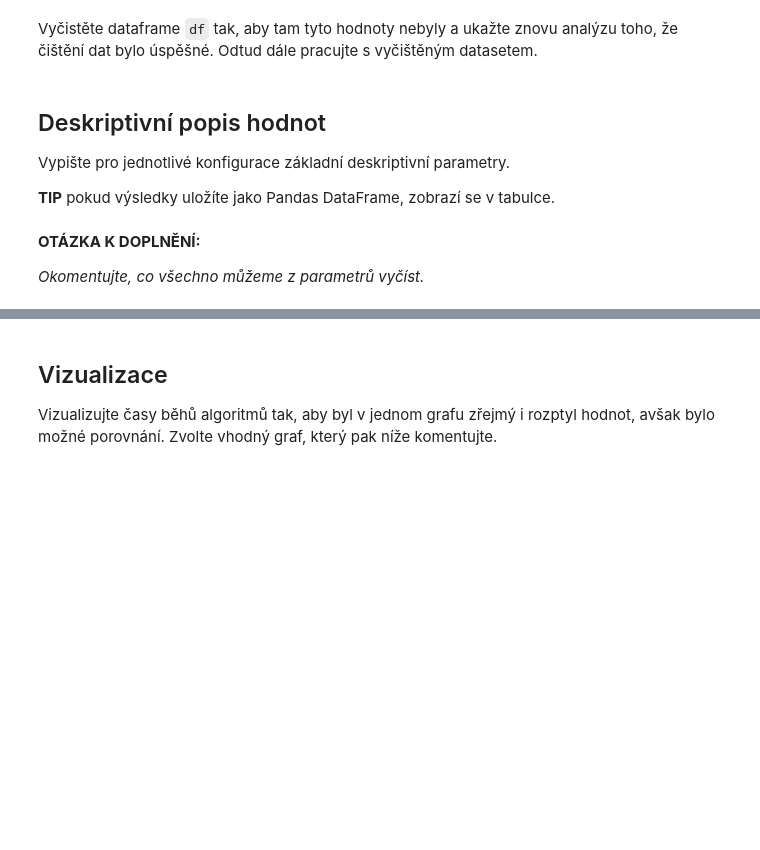
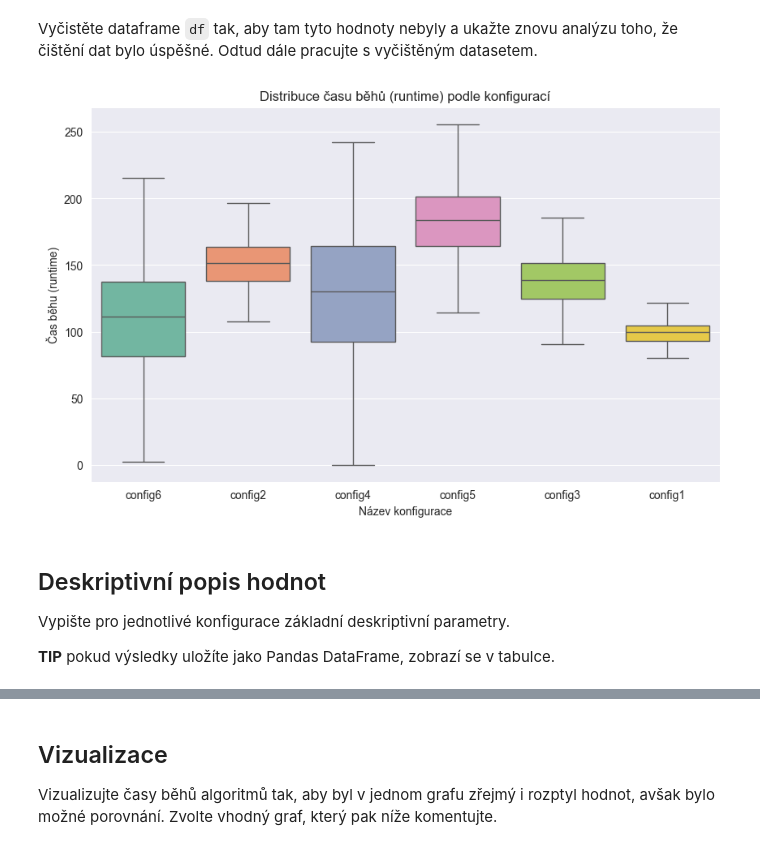
Before and after one commit to richardkocian/MSP-proj1, a Jupyter notebook: proj1.ipynb, the cells around one changed output, grey strips where cells are left out. Cells and saved outputs as stored; diff of their text form; code cells hidden in the pictures; blank space fills up the shorter version.

```diff
--- a/proj1.ipynb
+++ b/proj1.ipynb
@@ -79,3 +149,20 @@ Vyčistěte dataframe `df` tak, aby tam tyto hodnoty nebyly a ukažte znovu anal
+# %%
+# Najdeme indexy všech outlierů
+outliers = df.groupby("configuration", group_keys=False).apply(detect_outliers, include_groups=False)
+outlier_indices = outliers.index
+
+# Vytvoříme nový DataFrame bez outlierů
+df = df.drop(index=outlier_indices)
+
+# Vizualizace pomocí box plotu pro runtime podle konfigurací
+plt.figure(figsize=(10, 6))
+sns.boxplot(x="configuration", y="runtime", data=df, palette="Set2", hue="configuration")
+plt.title("Distribuce času běhů (runtime) podle konfigurací")
+plt.xlabel("Název konfigurace")
+plt.ylabel("Čas běhu (runtime)")
+plt.show()
+# %% [output]
+[figure, added]
 # %% [markdown]
 ## Deskriptivní popis hodnot
 Vypište pro jednotlivé konfigurace základní deskriptivní parametry.
@@ -86,4 +170,0 @@ __TIP__ pokud výsledky uložíte jako Pandas DataFrame, zobrazí se v tabulce.
-# %% [markdown]
-__OTÁZKA K DOPLNĚNÍ:__
-
-_Okomentujte, co všechno můžeme z parametrů vyčíst._
```
Also changed, not shown: parts of 13 cells of this notebook.
